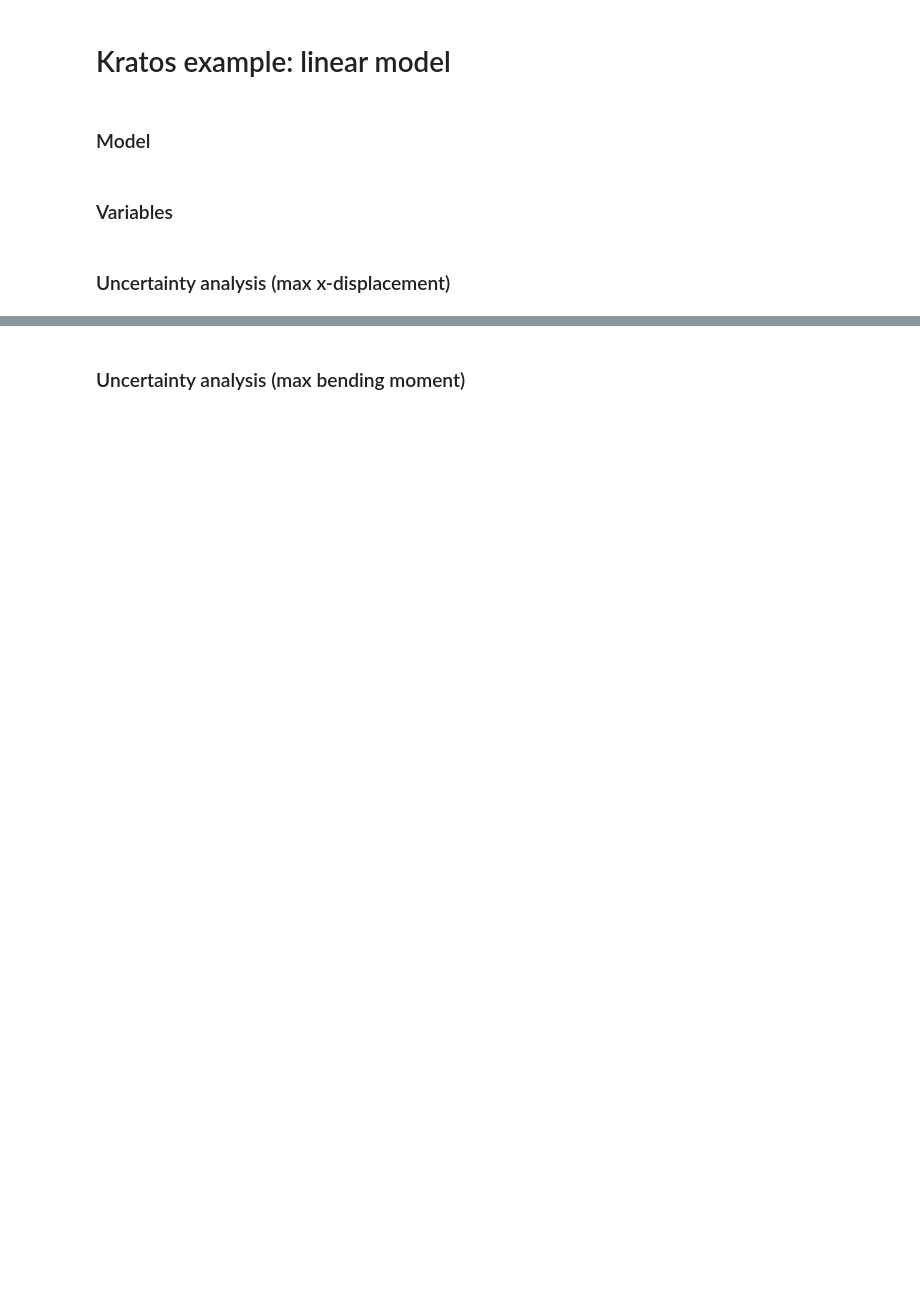
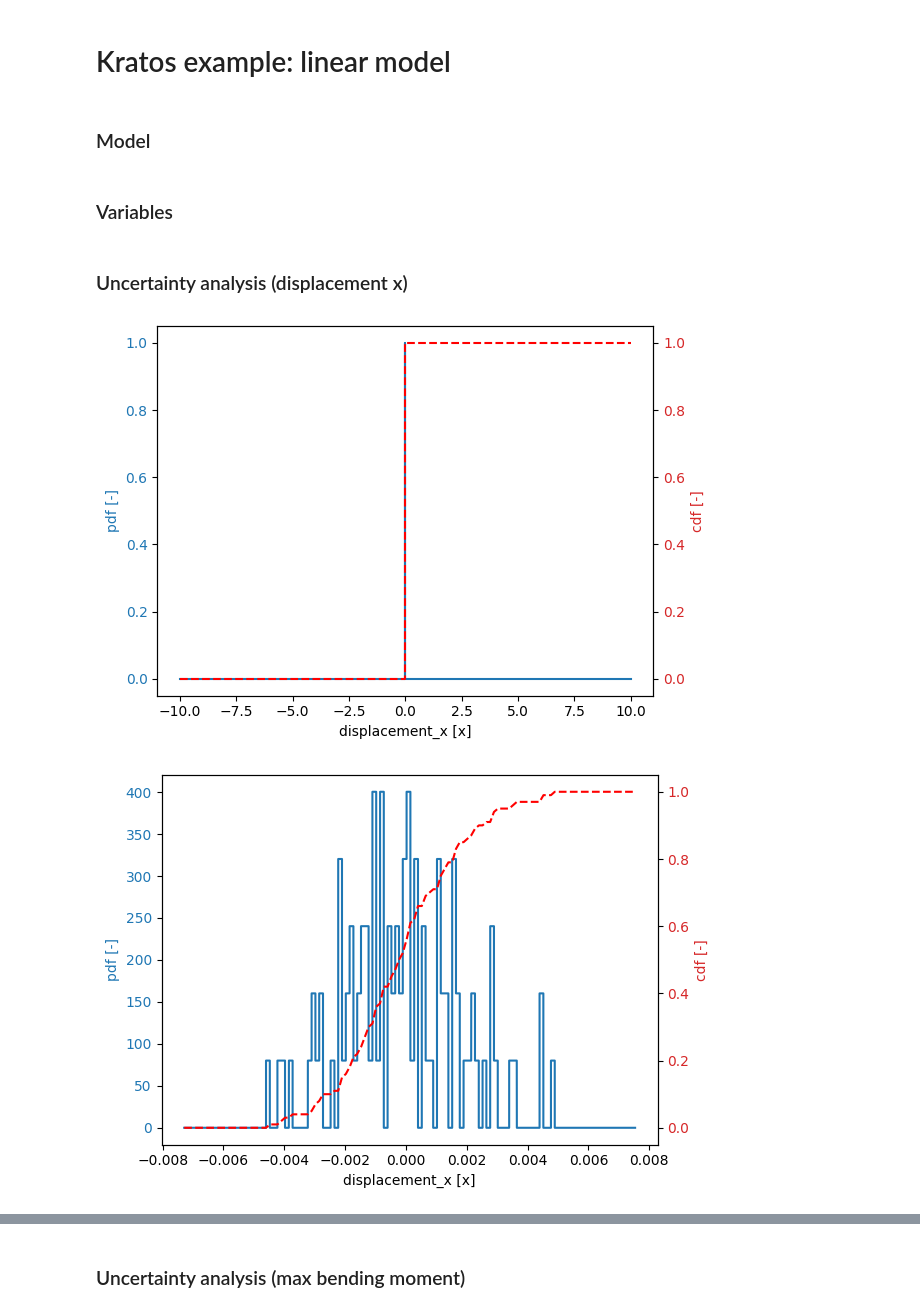
Before and after one commit to Deltares/ProbabilisticLibrary, a Jupyter notebook: sources/Deltares.Probabilistic.PWrapper.Examples/kratos/probabilistic_analysis_linear.ipynb, the cells around one changed output, grey strips where cells are left out. Saved outputs shown, nothing was run; the diff lists cells and outputs as text; code cells hidden in the pictures; blank space fills up the shorter version.

Commit message:
improvements linear model

```diff
--- a/sources/Deltares.Probabilistic.PWrapper.Examples/kratos/probabilistic_analysis_linear.ipynb
+++ b/sources/Deltares.Probabilistic.PWrapper.Examples/kratos/probabilistic_analysis_linear.ipynb
@@ -15,17 +15,22 @@ def define_project_variables(project):
     project.variables["geo_young_modulus"].is_array = True
     project.variables["geo_young_modulus"].array_size = 7
     for i in range(project.variables["geo_young_modulus"].array_size):
-        if i in [0, 1, 2, 3, 4, 5]: # Clays with low-medium plasticity, medium
+        if i in [0, 1, 2, 3]: # Clays with low-medium plasticity, medium
             young_modulus = Stochast()
             young_modulus.distribution = DistributionType.uniform
             young_modulus.minimum = 5*10**6
             young_modulus.maximum = 8*10**6
-        elif i in [6]: # Sand, uniform, medium
+        elif i in [4, 5, 6]: # Sand, uniform, medium
             young_modulus = Stochast()
             young_modulus.distribution = DistributionType.uniform
             young_modulus.minimum = 30*10**6
             young_modulus.maximum = 50*10**6
         project.variables["geo_young_modulus"].array_variables.append(young_modulus)
+
+    project.variables["interface_stifness"].distribution = DistributionType.deterministic
+    project.variables["interface_stifness"].is_array = True
+    project.variables["interface_stifness"].array_size = 6
+    project.variables["interface_stifness"].mean = 10**11 # value checked
 
     project.variables["sheetpile_young_modulus"].distribution = DistributionType.deterministic
     project.variables["sheetpile_young_modulus"].is_array = True
@@ -44,25 +49,28 @@ def define_project_variables(project):
 
     return project
 # %% [markdown]
-### Uncertainty analysis (max x-displacement)
+### Uncertainty analysis (displacement x)
 # %%
 output_stage = [0, 1, 2, 3]
 
 for val in output_stage:
 
     project = UncertaintyProject()
     wrapper = zfuncwrapper_linear(output_stage_number = val, clean_up = True)
-    project.model = wrapper.max_x_displacement
+    project.model = wrapper.displacement_x
 
     project = define_project_variables(project)
 
     project.settings.uncertainty_method = UncertaintyMethod.crude_monte_carlo
     project.settings.variation_coefficient = 0.02
     project.settings.minimum_samples = 50
     project.settings.maximum_samples = 100
     project.settings.save_convergence = True
     project.settings.save_realizations = True
 
     project.run()
 
     project.stochast.plot()
+# %% [output]
+[figure, added]
+[figure, added]
```
Also changed, not shown: parts of 4 cells of this notebook, 1 other file.
